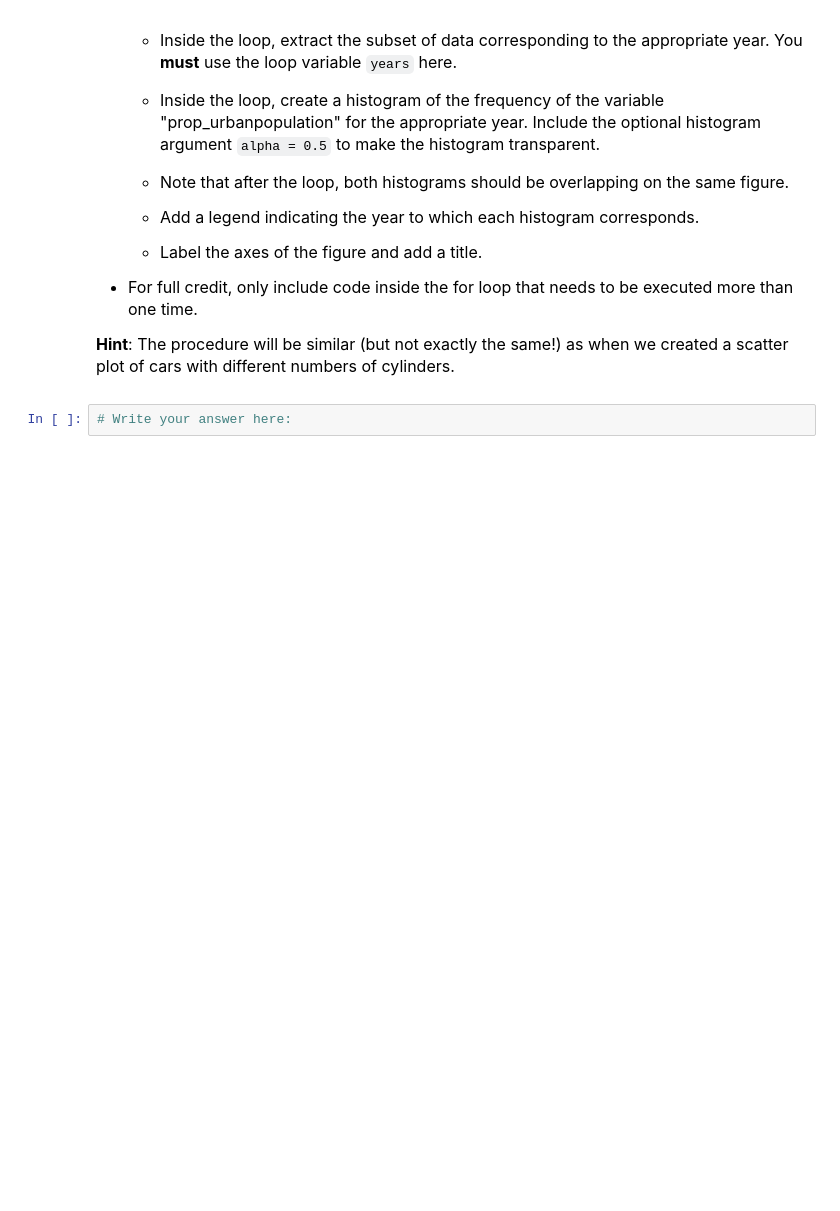
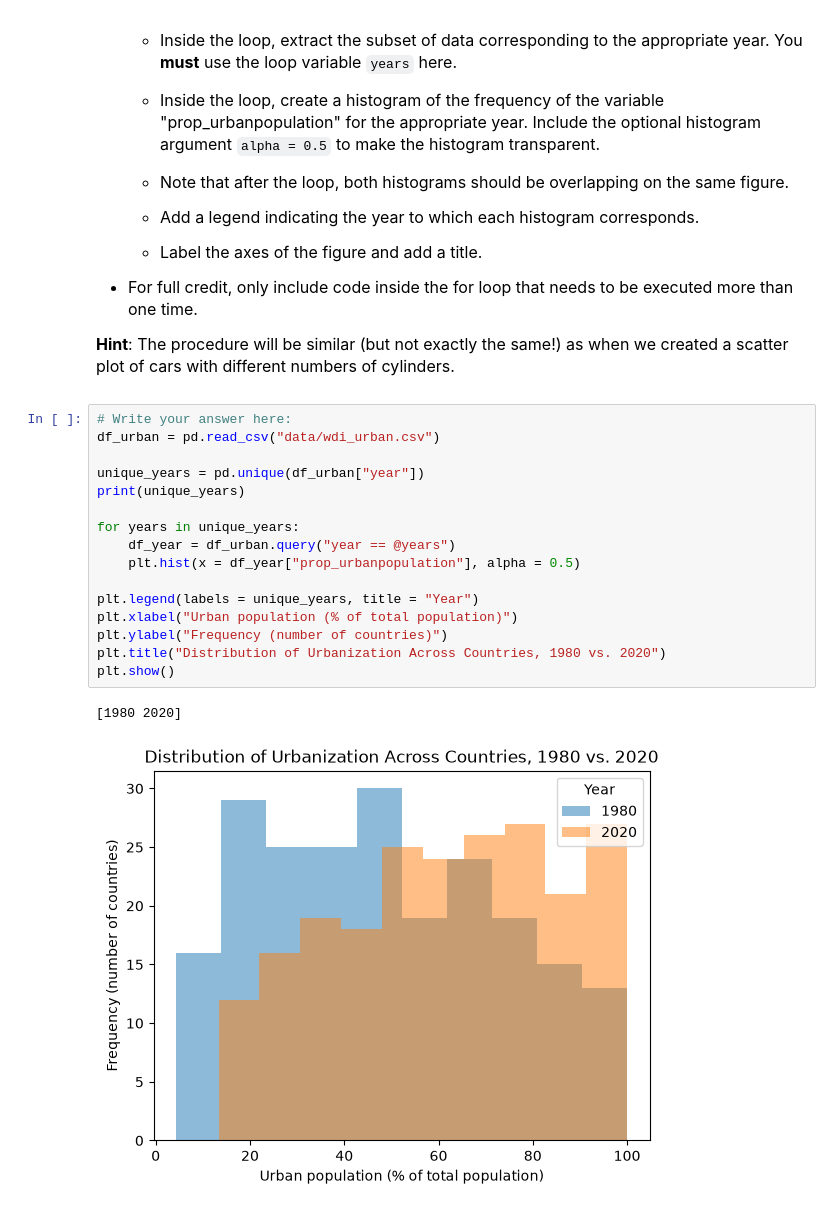
Before and after one commit to calvincai1128/datasci151fall2026, a Jupyter notebook: _assignments/assignment_7/Assignment7.ipynb, the cells around one changed output. Cells and saved outputs as stored; diff of their text form; blank space fills up the shorter version.

```diff
--- a/_assignments/assignment_7/Assignment7.ipynb
+++ b/_assignments/assignment_7/Assignment7.ipynb
@@ -130,5 +188,22 @@ import matplotlib.pyplot as plt
 - For full credit, only include code inside the for loop that needs to be executed more than one time.
 
 **Hint**: The procedure will be similar (but not exactly the same!) as when we created a scatter plot of cars with different numbers of cylinders.
-# %%
-# Write your answer here:
+# %%
+# Write your answer here:
+df_urban = pd.read_csv("data/wdi_urban.csv")
+
+unique_years = pd.unique(df_urban["year"])
+print(unique_years)
+
+for years in unique_years:
+    df_year = df_urban.query("year == @years")
+    plt.hist(x = df_year["prop_urbanpopulation"], alpha = 0.5)
+
+plt.legend(labels = unique_years, title = "Year")
+plt.xlabel("Urban population (% of total population)")
+plt.ylabel("Frequency (number of countries)")
+plt.title("Distribution of Urbanization Across Countries, 1980 vs. 2020")
+plt.show()
+# %% [output]
+[1980 2020]
+[figure, added]
```
Also changed, not shown: parts of 8 cells of this notebook, 7 other files.
